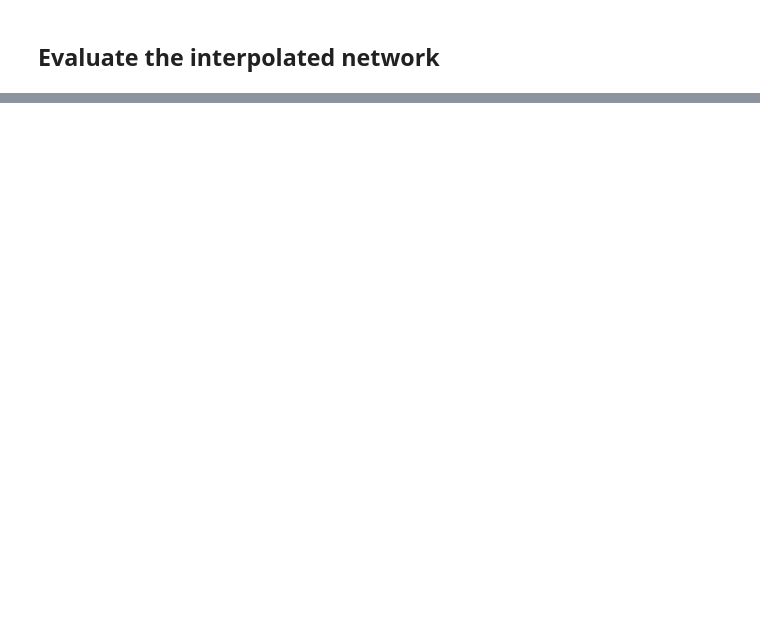
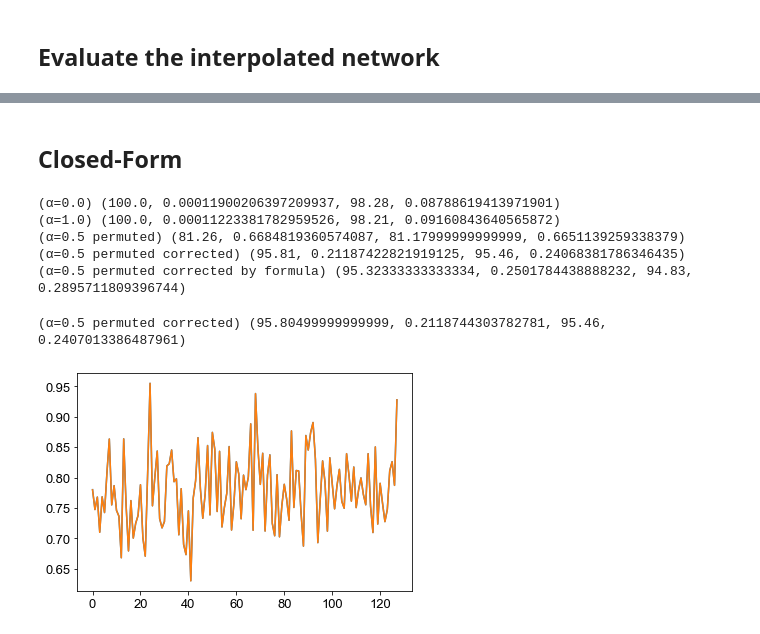
Before and after one commit to KellerJordan/REPAIR, a Jupyter notebook: notebooks/Train-and-Permute-MNIST-MLP-BatchNorm.ipynb, the cells around one changed output, grey strips where cells are left out. Cells and saved outputs as stored; diff of their text form; code cells hidden in the pictures; blank space fills up the shorter version.

```diff
--- a/notebooks/Train-and-Permute-MNIST-MLP-BatchNorm.ipynb
+++ b/notebooks/Train-and-Permute-MNIST-MLP-BatchNorm.ipynb
@@ -181,8 +225,7 @@ def train(save_key, layers=5, h=512):
     print(evaluate(model))
     save_model(model, save_key)
 # %%
-# for layers in range(8):
-for layers in [12]:
-    h = 128
-    train('mlp_e50_l%d_h%d_v1' % (layers, h), layers=layers, h=h)
-    train('mlp_e50_l%d_h%d_v2' % (layers, h), layers=layers, h=h)
+# for layers in range(1, 51):
+#     h = 128
+#     train('mlp_e50_l%d_h%d_v1' % (layers, h), layers=layers, h=h)
+#     train('mlp_e50_l%d_h%d_v2' % (layers, h), layers=layers, h=h)
@@ -359,0 +595,2 @@ print('(α=0.5 permuted+corrected)', full_eval(model_a))
+# %% [markdown]
+## Closed-Form
@@ -359,0 +669,65 @@ print('(α=0.5 permuted+corrected)', full_eval(model_a))
+# %%
+layers = 10
+h = 128
+pre = 'mlp_e50_l%d_h%d' % (layers, h)
+v1, v2 = 1, 2
+k1 = '%s_v%d_fused' % (pre, v1)
+k2 = '%s_v%d_perm%d_fused' % (pre, v2, v1)
+
+model0 = MLP(h, layers).cuda()
+model1 = MLP(h, layers).cuda()
+load_model(model0, k1)
+load_model(model1, k2)
+print('(α=0.0)', full_eval(model0))
+print('(α=1.0)', full_eval(model1))
+
+model_a = MLP(h, layers).cuda()
+mix_weights(model_a, 0.5, k1, k2)
+print('(α=0.5 permuted)', full_eval(model_a))
+
+wrap_a = make_tracked_net(model_a)
+forward_pass_correction(wrap_a, model0, model1)
+print('(α=0.5 permuted corrected)', full_eval(wrap_a))
+
+wrap_b = make_tracked_net(model_a)
+closed_form_correction(wrap_b, model0, model1)
+print('(α=0.5 permuted corrected by formula)', full_eval(wrap_b))
+# %% [output]
+(α=0.0) (100.0, 0.00011900206397209937, 98.28, 0.08788619413971901)
+(α=1.0) (100.0, 0.00011223381782959526, 98.21, 0.09160843640565872)
+(α=0.5 permuted) (81.26, 0.6684819360574087, 81.17999999999999, 0.6651139259338379)
+(α=0.5 permuted corrected) (95.81, 0.21187422821919125, 95.46, 0.24068381786346435)
+(α=0.5 permuted corrected by formula) (95.32333333333334, 0.2501784438888232, 94.83, 0.2895711809396744)
+# %%
+layers = 10
+h = 128
+pre = 'mlp_e50_l%d_h%d' % (layers, h)
+v1, v2 = 1, 2
+k1 = '%s_v%d_fused' % (pre, v1)
+k2 = '%s_v%d_perm%d_fused' % (pre, v2, v1)
+
+model0 = MLP(h, layers).cuda()
+model1 = MLP(h, layers).cuda()
+load_model(model0, k1)
+load_model(model1, k2)
+
+model_a = MLP(h, layers).cuda()
+mix_weights(model_a, 0.5, k1, k2)
+wrap_a = make_tracked_net(model_a)
+forward_pass_correction(wrap_a, model0, model1)
+print('(α=0.5 permuted corrected)', full_eval(wrap_a))
+vv1 = wrap_a.fc1.bn.running_var
+# vv1 = wrap_a.layers[0].bn.running_var
+# %% [output]
+(α=0.5 permuted corrected) (95.80499999999999, 0.2118744303782781, 95.46, 0.2407013386487961)
+# %%
+wrap_b = make_tracked_net(model_a)
+closed_form_correction(wrap_b, model0, model1)
+vv2 = wrap_b.fc1.bn.running_var
+# vv2 = wrap_b.layers[0].bn.running_var
+# %%
+plt.plot(vv1.tolist())
+plt.plot(vv2.tolist())
+plt.show()
+# %% [output]
+[figure, added]
```
Also changed, not shown: parts of 26 cells of this notebook.
